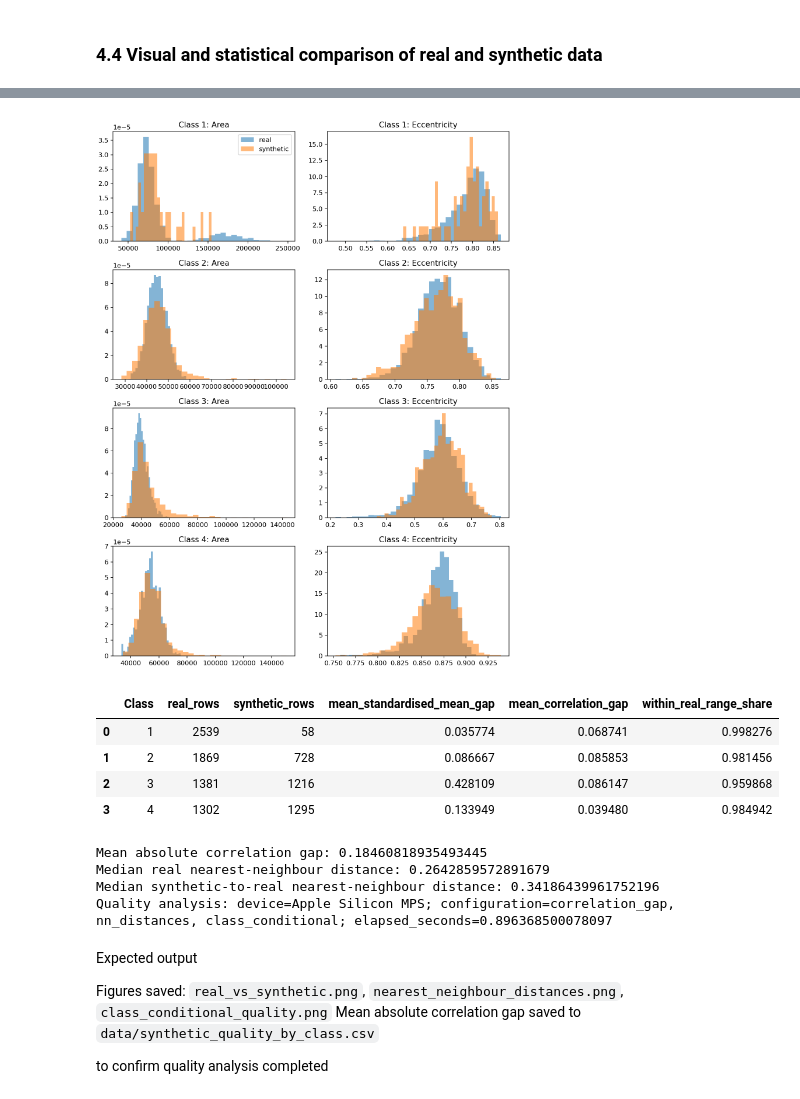
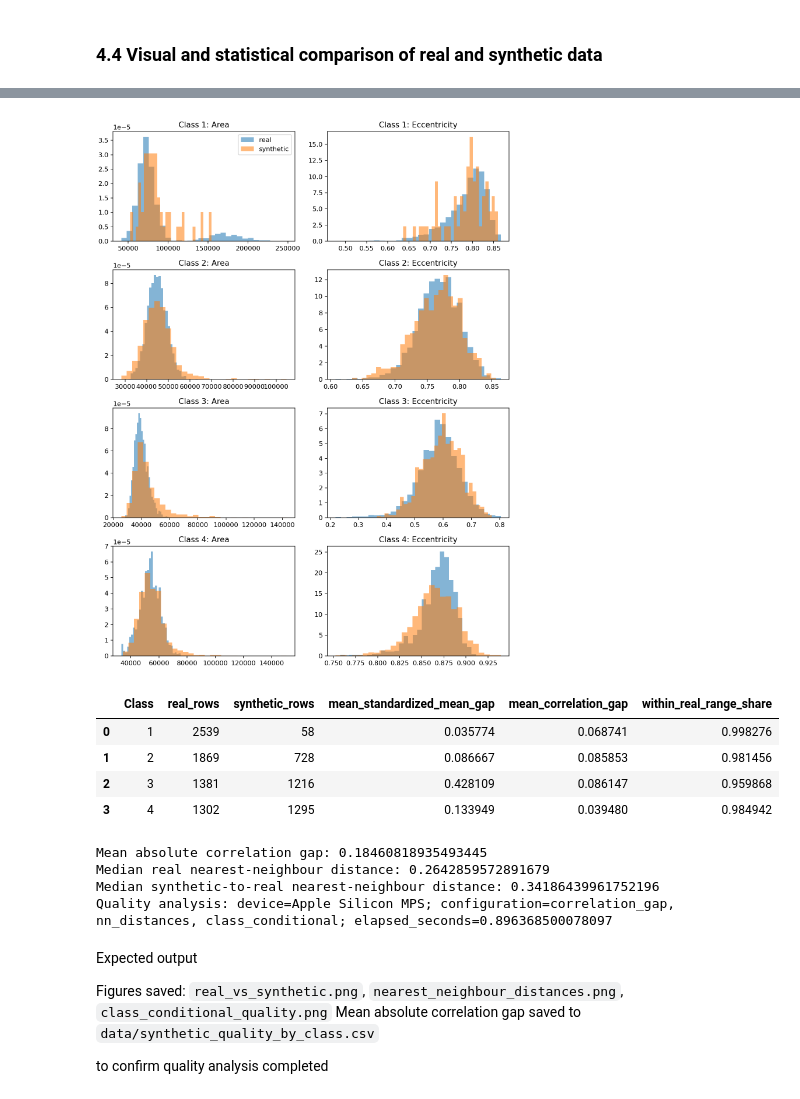
Before and after one commit to yangliunz/1173808-COMP662A1, a Jupyter notebook: notebooks/1173808_Assignment1.ipynb, the cells around one changed output, grey strips where cells are left out. Saved outputs shown, nothing was run; the diff lists cells and outputs as text; code cells hidden in the pictures.

```diff
--- a/notebooks/1173808_Assignment1.ipynb
+++ b/notebooks/1173808_Assignment1.ipynb
@@ -395,7 +395,7 @@ class ConditionalVAE(nn.Module):
         embedded = self.embedding(labels)
         hidden = self.encoder(torch.cat([x, embedded], dim=1))
         mean, log_var = self.mean(hidden), self.log_var(hidden)
-        # Reparameterisation trick.
+        # Reparameterization trick.
         latent = mean + torch.randn_like(mean) * torch.exp(0.5 * log_var)
         return self.decoder(torch.cat([latent, embedded], dim=1)), mean, log_var
 
@@ -412,11 +412,11 @@ def train_vae(x_train, y_train, n_classes):
     x_scaled = torch.tensor(scaler.transform(x_train), dtype=torch.float32, device=DEVICE)
     labels = torch.tensor(y_train.to_numpy(), dtype=torch.long, device=DEVICE)
 
-    # Initialise model and optimiser.
+    # Initialize model and optimizer.
     model = ConditionalVAE(x_train.shape[1], n_classes).to(DEVICE)
     if DEVICE.type == "cuda" and torch.cuda.device_count() > 1:
         model = nn.DataParallel(model)
-    optimiser = torch.optim.Adam(model.parameters(), lr=1e-3)
+    optimizer = torch.optim.Adam(model.parameters(), lr=1e-3)
 
     # Training loop: 100 epochs, batch size 256.
     model.train()
@@ -425,9 +425,9 @@ def train_vae(x_train, y_train, n_classes):
             reconstruction, mean, log_var = model(x_scaled[batch], labels[batch])
             reconstruction_loss = F.mse_loss(reconstruction, x_scaled[batch])
             kl_loss = -0.5 * torch.mean(1 + log_var - mean.pow(2) - log_var.exp())
-            optimiser.zero_grad()
+            optimizer.zero_grad()
             (reconstruction_loss + 0.02 * kl_loss).backward()
-            optimiser.step()
+            optimizer.step()
 
     return model.eval(), scaler
 
@@ -538,7 +538,7 @@ def save_quality_figures(real, real_y, synthetic, synthetic_y, features):
             "Class": label,
             "real_rows": len(real_class),
             "synthetic_rows": len(synthetic_class),
-            "mean_standardised_mean_gap": ((synthetic_class[features].mean() - real_class[features].mean()).abs() / scale).mean(),
+            "mean_standardized_mean_gap": ((synthetic_class[features].mean() - real_class[features].mean()).abs() / scale).mean(),
             "mean_correlation_gap": (real_class[features].corr() - synthetic_class[features].corr()).abs().to_numpy().mean(),
             "within_real_range_share": ((synthetic_class[features] >= real_class[features].min()) & (synthetic_class[features] <= real_class[features].max())).to_numpy().mean(),
         })
@@ -551,34 +551,34 @@ def save_quality_figures(real, real_y, synthetic, synthetic_y, features):
     for row, label in enumerate(quality["Class"]):
         for column, feature in enumerate(["Area", "Eccentricity"]):
             axes[row, column].hist(real.loc[real_y == label, feature], bins=30, density=True, alpha=0.55, label="real")
             axes[row, column].hist(synthetic.loc[synthetic_y == label, feature], bins=30, density=True, alpha=0.55, label="synthetic")
             axes[row, column].set_title(f"Class {label}: {feature}")
     axes[0, 0].legend()
     fig.tight_layout()
     fig.savefig(FIGURES / "class_conditional_quality.png", dpi=150)
     plt.close(fig)
 
     return correlation_gap, float(np.median(distances)), float(np.median(synth_distances)), quality
 
 
 correlation_gap, real_neighbour_distance, synthetic_neighbour_distance, quality_by_class = save_quality_figures(
     x_train, y_train, synthetic_x, synthetic_y, features
 )
 
 display(Image(filename=FIGURES / "real_vs_synthetic.png"))
 display(Image(filename=FIGURES / "nearest_neighbour_distances.png"))
 display(Image(filename=FIGURES / "class_conditional_quality.png"))
 display(quality_by_class)
 
 print(f"Mean absolute correlation gap: {format_decimal(correlation_gap)}")
 print(f"Median real nearest-neighbour distance: {format_decimal(real_neighbour_distance)}")
 print(f"Median synthetic-to-real nearest-neighbour distance: {format_decimal(synthetic_neighbour_distance)}")
 log_cell("Quality analysis", cell_started, "correlation_gap, nn_distances, class_conditional")
 # %% [output]
 [figure]
 [figure]
 [figure]
-|  | Class | real_rows | synthetic_rows | mean_standardised_mean_gap | mean_correlation_gap | within_real_range_share |
+|  | Class | real_rows | synthetic_rows | mean_standardized_mean_gap | mean_correlation_gap | within_real_range_share |
 | 0 | 1 | 2539 | 58 | 0.035774 | 0.068741 | 0.998276 |
 | 1 | 2 | 1869 | 728 | 0.086667 | 0.085853 | 0.981456 |
 | 2 | 3 | 1381 | 1216 | 0.428109 | 0.086147 | 0.959868 |
```
Also changed, not shown: parts of 1 cell of this notebook.
